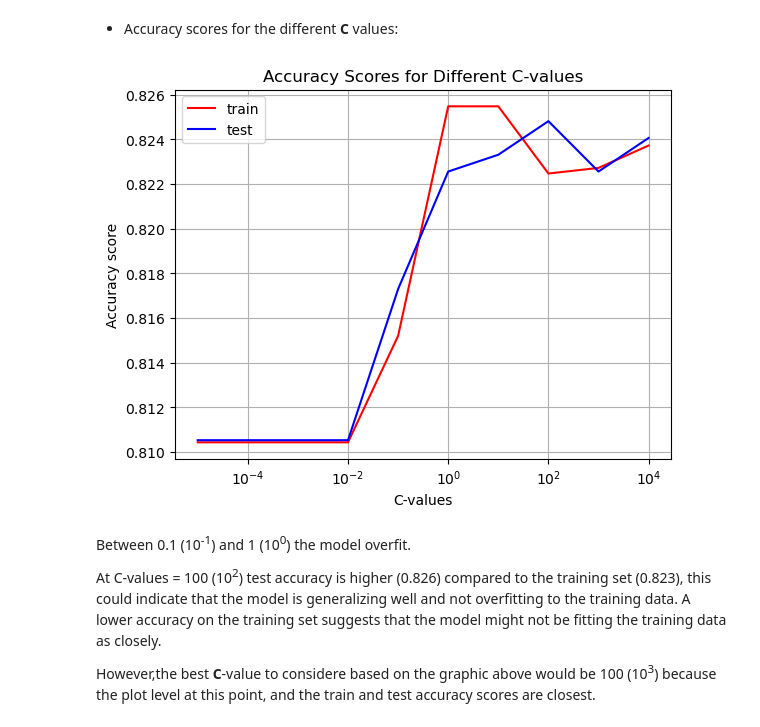
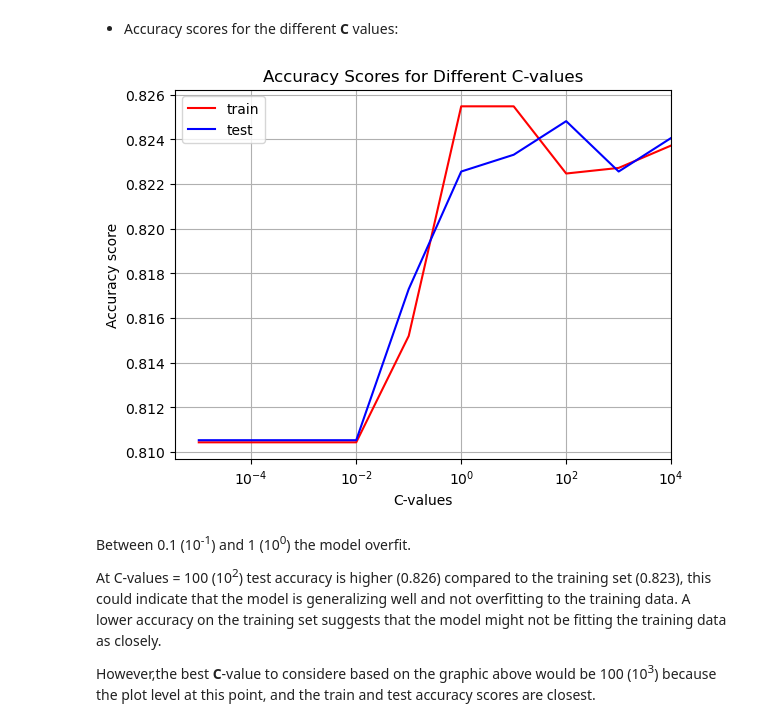
Before and after one commit to danielamartinezli/wine_classification, a Jupyter notebook: notebook/wine_quality.ipynb, the cells around one changed output. Cells and saved outputs as stored; diff of their text form; code cells hidden in the pictures.

```diff
--- a/notebook/wine_quality.ipynb
+++ b/notebook/wine_quality.ipynb
@@ -715,20 +711,24 @@ A very fast process.
 - Accuracy scores for the different **C** values:
 # %%
 # visualize accuracies for different C-values
+C_values = [0.00001, 0.0001, 0.001, 0.01, 0.1, 1, 10, 100, 1000, 10000]
+
 plt.figure()
 plt.plot(C_values, train_acc_mm, c='red', label='train')
 plt.plot(C_values, test_acc_mm, c='blue', label='test')
 plt.xscale('log')
 
 # Labels
 plt.title('Accuracy Scores for Different C-values')
 plt.xlabel('C-values')
 plt.ylabel('Accuracy score')
 plt.legend()
 plt.grid(True)
+#plt.xlim(0, max(neighbors))  # Adjust the x-axis limits
+plt.xlim(0, max(C_values))
 plt.show()
 # %% [output]
-[figure, old version]
+[figure, new version]
 # %% [markdown]
 Between 0.1 (10<sup>-1</sup>) and 1 (10<sup>0</sup>) the model overfit.
 
```
Also changed, not shown: parts of 77 cells of this notebook.
